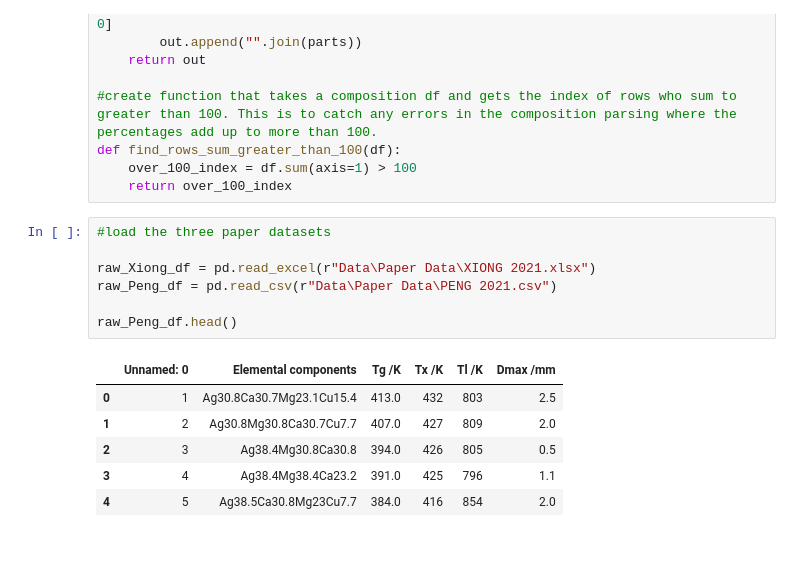
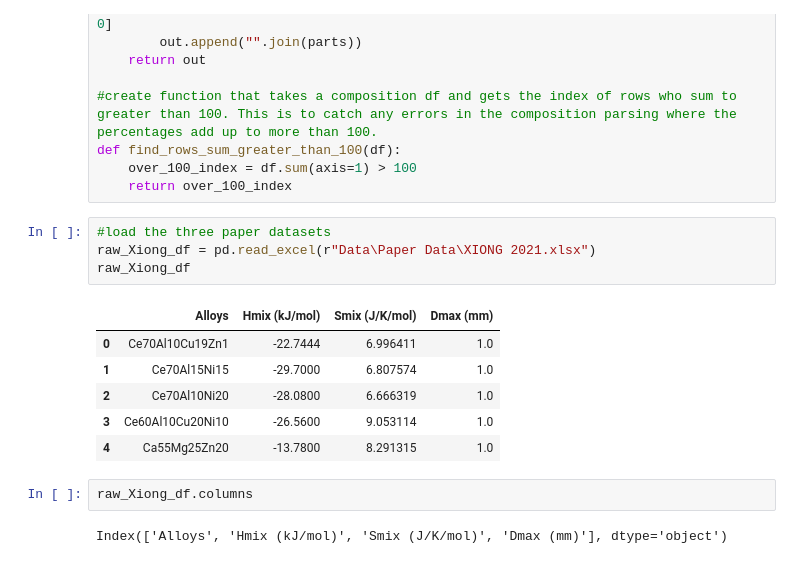
Before and after one commit to CTower87/ML_GFA_Prediction, a Jupyter notebook: Base_line_paper_comparison.ipynb, the cells around one changed output. Drawn from its saved outputs; the diff is of its cells as text.

```diff
--- a/Base_line_paper_comparison.ipynb
+++ b/Base_line_paper_comparison.ipynb
@@ -198,15 +202,16 @@ def find_rows_sum_greater_than_100(df):
     return over_100_index
 # %%
 #load the three paper datasets
-
 raw_Xiong_df = pd.read_excel(r"Data\Paper Data\XIONG 2021.xlsx")
-raw_Peng_df = pd.read_csv(r"Data\Paper Data\PENG 2021.csv")
-
-raw_Peng_df.head()
+raw_Xiong_df
 # %% [output]
-|  | Unnamed: 0 | Elemental components | Tg /K | Tx /K | Tl /K | Dmax /mm |
-| 0 | 1 | Ag30.8Ca30.7Mg23.1Cu15.4 | 413.0 | 432 | 803 | 2.5 |
-| 1 | 2 | Ag30.8Mg30.8Ca30.7Cu7.7 | 407.0 | 427 | 809 | 2.0 |
-| 2 | 3 | Ag38.4Mg30.8Ca30.8 | 394.0 | 426 | 805 | 0.5 |
-| 3 | 4 | Ag38.4Mg38.4Ca23.2 | 391.0 | 425 | 796 | 1.1 |
-| 4 | 5 | Ag38.5Ca30.8Mg23Cu7.7 | 384.0 | 416 | 854 | 2.0 |
+|  | Alloys | Hmix (kJ/mol) | Smix (J/K/mol) | Dmax (mm) |
+| 0 | Ce70Al10Cu19Zn1 | -22.7444 | 6.996411 | 1.0 |
+| 1 | Ce70Al15Ni15 | -29.7000 | 6.807574 | 1.0 |
+| 2 | Ce70Al10Ni20 | -28.0800 | 6.666319 | 1.0 |
+| 3 | Ce60Al10Cu20Ni10 | -26.5600 | 9.053114 | 1.0 |
+| 4 | Ca55Mg25Zn20 | -13.7800 | 8.291315 | 1.0 |
+# %%
+raw_Xiong_df.columns
+# %% [output]
+Index(['Alloys', 'Hmix (kJ/mol)', 'Smix (J/K/mol)', 'Dmax (mm)'], dtype='object')
```
Also changed, not shown: parts of 11 cells of this notebook, 4 other files.
